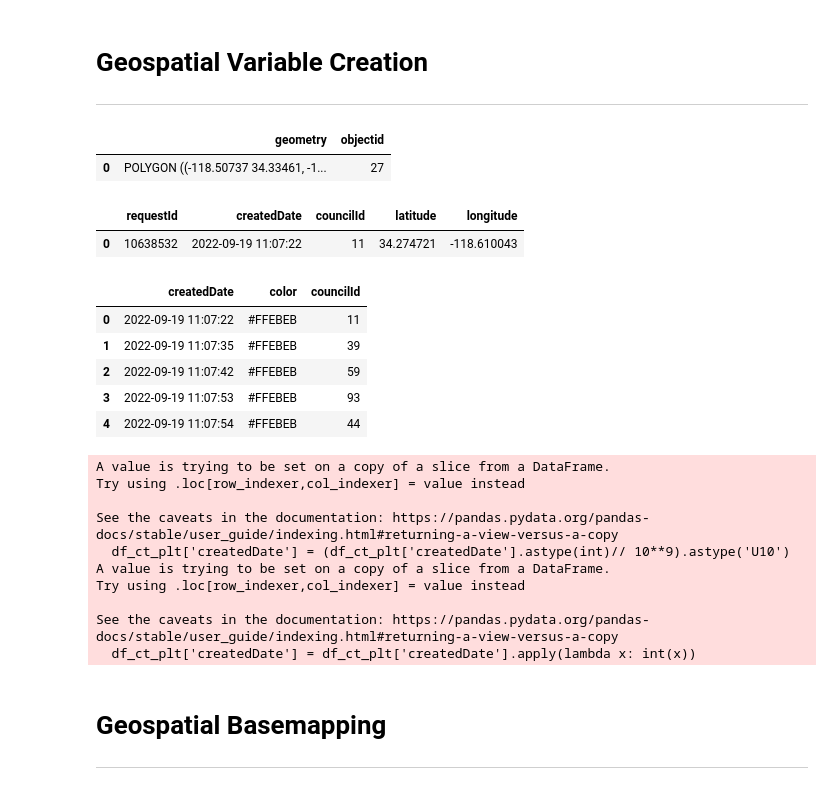
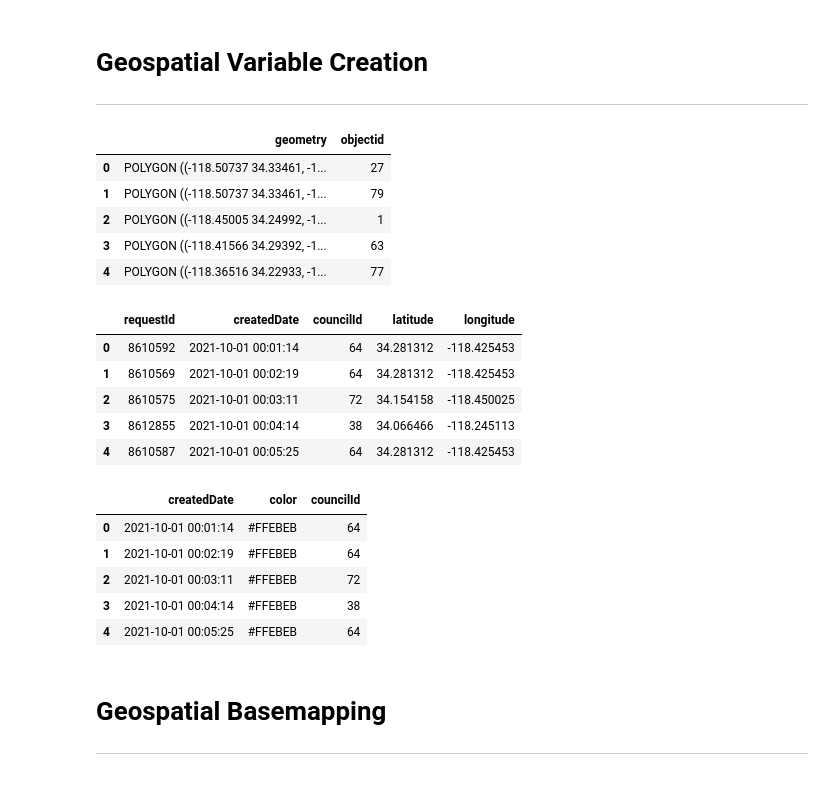
Before and after one commit to ajmachado42/Hack-for-LA-311-Data, a Jupyter notebook: I-1279/02_geospatial.ipynb, the cells around one changed output. Saved outputs shown, nothing was run; the diff lists cells and outputs as text; code cells hidden in the pictures.

```diff
--- a/I-1279/02_geospatial.ipynb
+++ b/I-1279/02_geospatial.ipynb
@@ -33,6 +38,6 @@ from titlecase import titlecase
 # %%
-# 311 Data from API see 01 notebook
-raw_df = pd.read_csv('./data/clean_23Sept21_23Sept22_api.csv')
+# 311 Data 10/01/2021-10/01/2022 from API see 01 notebook
+raw_df = pd.read_csv('./data/clean_01Oct21_01Oct22_api.csv')
 df = raw_df.copy()
 
 # https://geopandas.org/en/stable/getting_started/introduction.html
@@ -127,15 +141,23 @@ df[df['councilId'] == 1].head(1)
 gdf = gdf[['geometry', 'objectid']]
 df = df[['requestId', 'createdDate', 'councilId', 'latitude', 'longitude']].sort_values(by = 'createdDate')
 # %%
-gdf.head(1)
+gdf.head()
 # %% [output]
 |  | geometry | objectid |
 | 0 | POLYGON ((-118.50737 34.33461, -1... | 27 |
+| 1 | POLYGON ((-118.50737 34.33461, -1... | 79 |
+| 2 | POLYGON ((-118.45005 34.24992, -1... | 1 |
+| 3 | POLYGON ((-118.41566 34.29392, -1... | 63 |
+| 4 | POLYGON ((-118.36516 34.22933, -1... | 77 |
 # %%
-df.head(1)
+df.head()
 # %% [output]
 |  | requestId | createdDate | councilId | latitude | longitude |
-| 0 | 10638532 | 2022-09-19 11:07:22 | 11 | 34.274721 | -118.610043 |
+| 0 | 8610592 | 2021-10-01 00:01:14 | 64 | 34.281312 | -118.425453 |
+| 1 | 8610569 | 2021-10-01 00:02:19 | 64 | 34.281312 | -118.425453 |
+| 2 | 8610575 | 2021-10-01 00:03:11 | 72 | 34.154158 | -118.450025 |
+| 3 | 8612855 | 2021-10-01 00:04:14 | 38 | 34.066466 | -118.245113 |
+| 4 | 8610587 | 2021-10-01 00:05:25 | 64 | 34.281312 | -118.425453 |
 # %%
 # create df of running count of requests per neighborhood council
 df_ct = df.groupby(['createdDate','councilId', 'latitude', 'longitude'])['requestId'].agg('count').reset_index(name = 'request_ct')
@@ -149,11 +171,11 @@ df_ct_plt = df_ct[['createdDate', 'color', 'councilId']]
 df_ct_plt.head()
 # %% [output]
 |  | createdDate | color | councilId |
-| 0 | 2022-09-19 11:07:22 | #FFEBEB | 11 |
-| 1 | 2022-09-19 11:07:35 | #FFEBEB | 39 |
-| 2 | 2022-09-19 11:07:42 | #FFEBEB | 59 |
-| 3 | 2022-09-19 11:07:53 | #FFEBEB | 93 |
-| 4 | 2022-09-19 11:07:54 | #FFEBEB | 44 |
+| 0 | 2021-10-01 00:01:14 | #FFEBEB | 64 |
+| 1 | 2021-10-01 00:02:19 | #FFEBEB | 64 |
+| 2 | 2021-10-01 00:03:11 | #FFEBEB | 72 |
+| 3 | 2021-10-01 00:04:14 | #FFEBEB | 38 |
+| 4 | 2021-10-01 00:05:25 | #FFEBEB | 64 |
 # %%
 # TimeSliderCloropleth
 # https://www.analyticsvidhya.com/blog/2020/06/guide-geospatial-analysis-folium-python/
@@ -167,17 +189,6 @@ for i in df_ct_plt['councilId'].unique():
     df_dict[i]={}
     for j in df_ct_plt[df_ct_plt['councilId']==i].set_index(['councilId']).values:
         df_dict[i][j[0]]={'color':j[1],'opacity':0.7}
-# %% [output]
-A value is trying to be set on a copy of a slice from a DataFrame.
-Try using .loc[row_indexer,col_indexer] = value instead
-
-See the caveats in the documentation: https://pandas.pydata.org/pandas-docs/stable/user_guide/indexing.html#returning-a-view-versus-a-copy
-  df_ct_plt['createdDate'] = (df_ct_plt['createdDate'].astype(int)// 10**9).astype('U10')
-A value is trying to be set on a copy of a slice from a DataFrame.
-Try using .loc[row_indexer,col_indexer] = value instead
-
-See the caveats in the documentation: https://pandas.pydata.org/pandas-docs/stable/user_guide/indexing.html#returning-a-view-versus-a-copy
-  df_ct_plt['createdDate'] = df_ct_plt['createdDate'].apply(lambda x: int(x))
 # %%
 # list(df_dict.items())[1]
 # %% [markdown]
```
Also changed, not shown: parts of 10 cells of this notebook, 3 other files.
